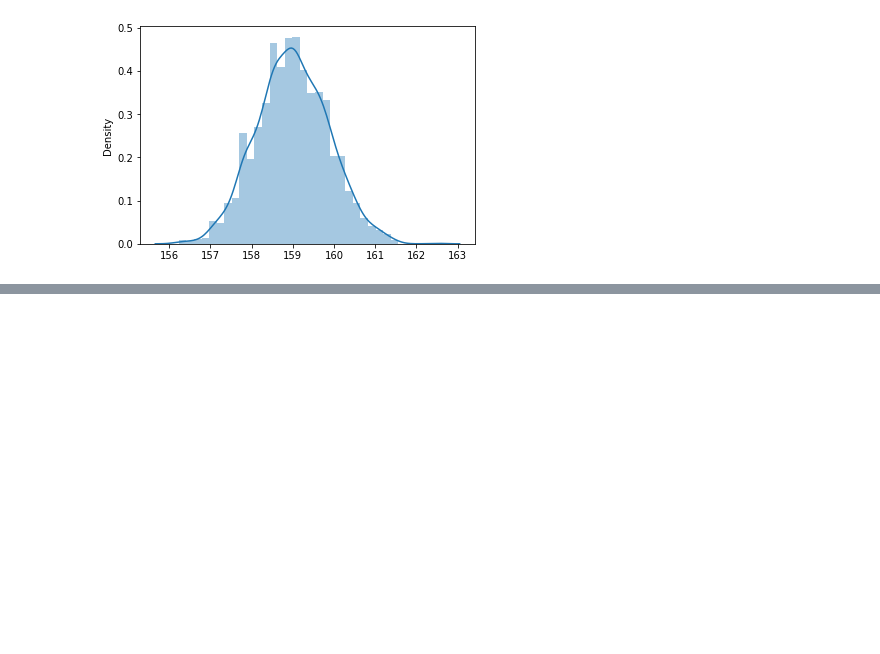
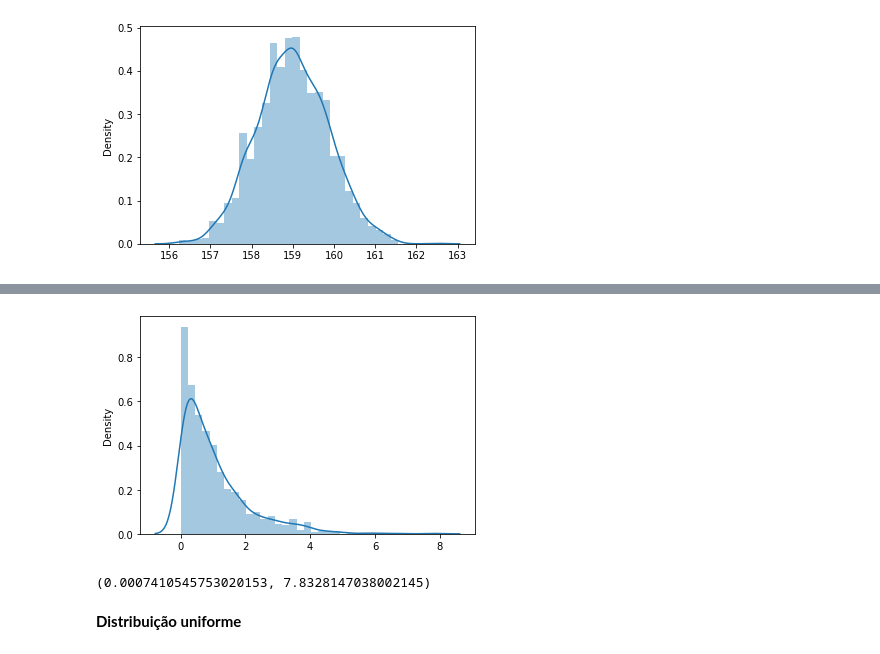
Before and after one commit to miller00315/estatistica_machine_learning, a Jupyter notebook: distribuicoes.ipynb, the cells around one changed output, grey strips where cells are left out. Drawn from its saved outputs; the diff is of its cells as text; code cells hidden in the pictures; blank space fills up the shorter version.

```diff
--- a/distribuicoes.ipynb
+++ b/distribuicoes.ipynb
@@ -211,0 +233,10 @@ sns.distplot(medians);
+# %%
+sns.distplot(expon_data);
+# %% [output]
+[figure, added]
+# %%
+min(expon_data), max(expon_data)
+# %% [output]
+(0.0007410545753020153, 7.8328147038002145)
+# %% [markdown]
+**Distribuição uniforme**
```
Also changed, not shown: parts of 51 cells of this notebook.
